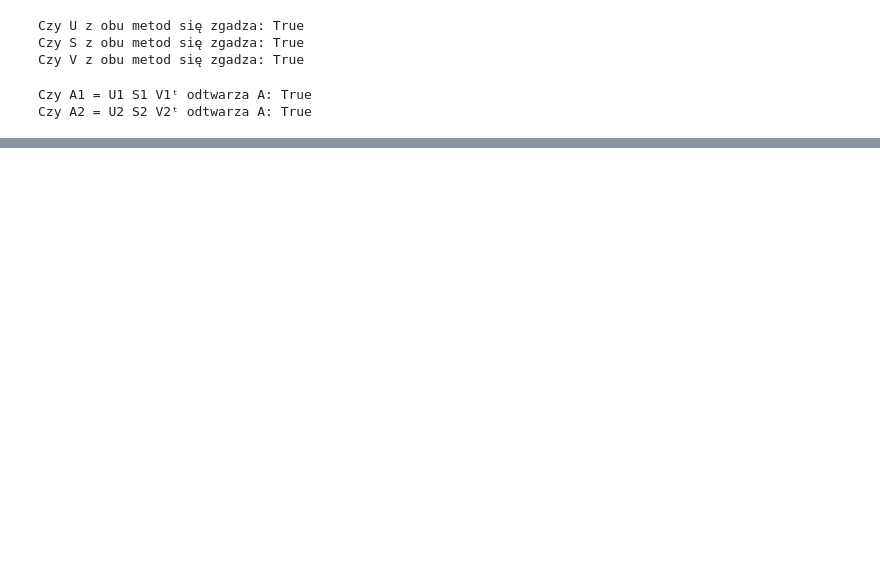
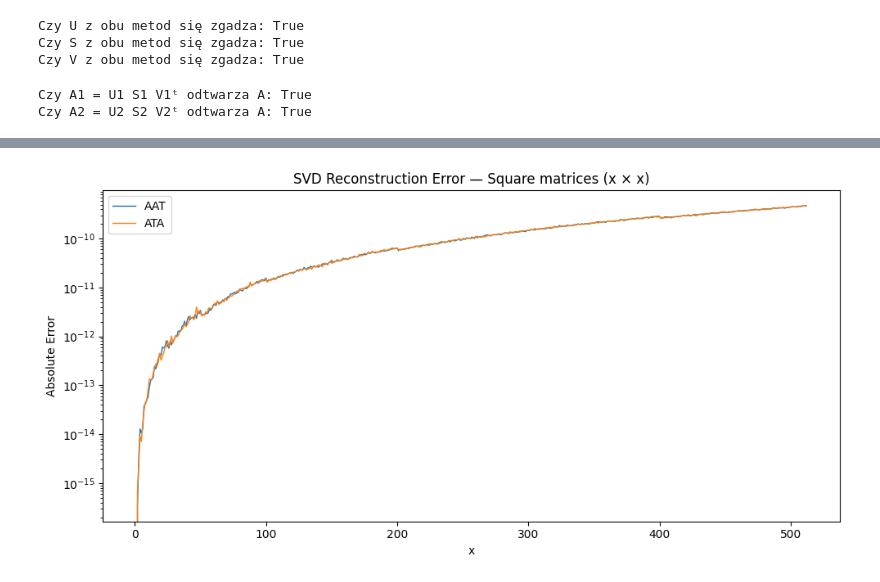
Before and after one commit to mnozkiewicz/Matrix-Calculus, a Jupyter notebook: reports/report4.ipynb, the cells around one changed output, grey strips where cells are left out. Drawn from its saved outputs; the diff is of its cells as text; code cells hidden in the pictures; blank space fills up the shorter version.

```diff
--- a/reports/report4.ipynb
+++ b/reports/report4.ipynb
@@ -193,0 +282,4 @@ dim N(A) = 0
+# %%
+test_range(lambda x: (x, x), "Square matrices (x × x)", max_size=512)
+# %% [output]
+[figure, added]
```
Also changed, not shown: parts of 18 cells of this notebook.
